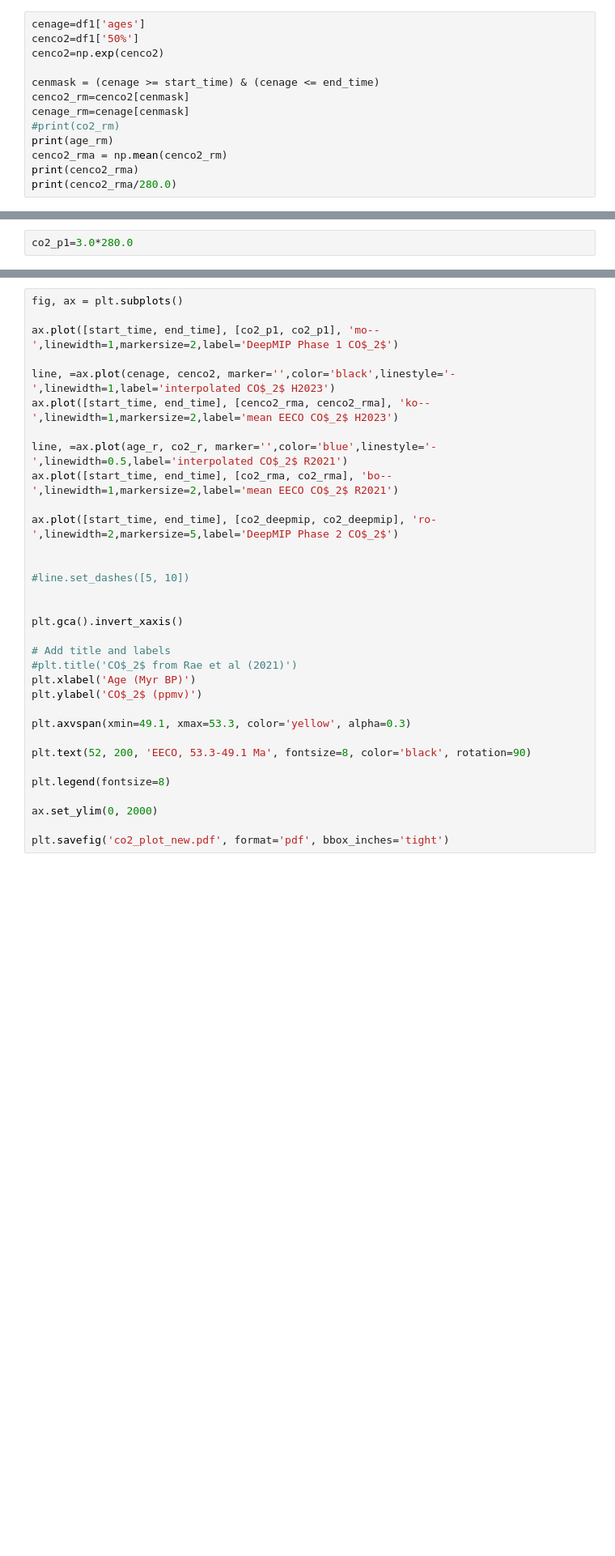
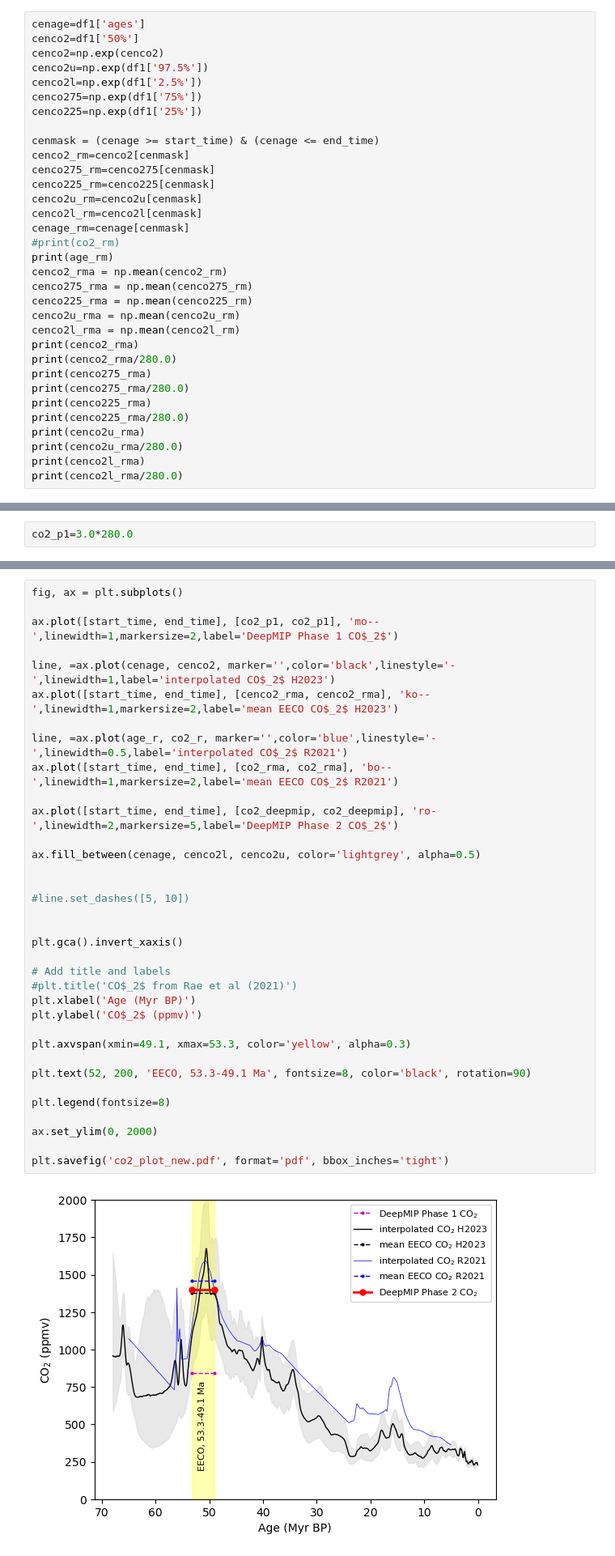
Before and after one commit to danlunt1976/DeepMIP-Eocene-p2, a Jupyter notebook: CO2_plots.ipynb, the cells around one changed output, grey strips where cells are left out. Shown at 81% size. Drawn from its saved outputs; the diff is of its cells as text; blank space fills up the shorter version.

Commit message:
Update CO2_plots.ipynb
Added error bars

```diff
--- a/CO2_plots.ipynb
+++ b/CO2_plots.ipynb
@@ -44,12 +67,32 @@ print(df1.head())
 cenage=df1['ages']
 cenco2=df1['50%']
 cenco2=np.exp(cenco2)
+cenco2u=np.exp(df1['97.5%'])
+cenco2l=np.exp(df1['2.5%'])
+cenco275=np.exp(df1['75%'])
+cenco225=np.exp(df1['25%'])
 
 cenmask = (cenage >= start_time) & (cenage <= end_time)
 cenco2_rm=cenco2[cenmask]
+cenco275_rm=cenco275[cenmask]
+cenco225_rm=cenco225[cenmask]
+cenco2u_rm=cenco2u[cenmask]
+cenco2l_rm=cenco2l[cenmask]
 cenage_rm=cenage[cenmask]
 #print(co2_rm)
 print(age_rm)
 cenco2_rma = np.mean(cenco2_rm)
+cenco275_rma = np.mean(cenco275_rm)
+cenco225_rma = np.mean(cenco225_rm)
+cenco2u_rma = np.mean(cenco2u_rm)
+cenco2l_rma = np.mean(cenco2l_rm)
 print(cenco2_rma)
 print(cenco2_rma/280.0)
+print(cenco275_rma)
+print(cenco275_rma/280.0)
+print(cenco225_rma)
+print(cenco225_rma/280.0)
+print(cenco2u_rma)
+print(cenco2u_rma/280.0)
+print(cenco2l_rma)
+print(cenco2l_rma/280.0)
@@ -93,30 +152,34 @@ fig, ax = plt.subplots()
 ax.plot([start_time, end_time], [co2_p1, co2_p1], 'mo--',linewidth=1,markersize=2,label='DeepMIP Phase 1 CO$_2$')
 
 line, =ax.plot(cenage, cenco2, marker='',color='black',linestyle='-',linewidth=1,label='interpolated CO$_2$ H2023')
 ax.plot([start_time, end_time], [cenco2_rma, cenco2_rma], 'ko--',linewidth=1,markersize=2,label='mean EECO CO$_2$ H2023')
 
 line, =ax.plot(age_r, co2_r, marker='',color='blue',linestyle='-',linewidth=0.5,label='interpolated CO$_2$ R2021')
 ax.plot([start_time, end_time], [co2_rma, co2_rma], 'bo--',linewidth=1,markersize=2,label='mean EECO CO$_2$ R2021')
 
 ax.plot([start_time, end_time], [co2_deepmip, co2_deepmip], 'ro-',linewidth=2,markersize=5,label='DeepMIP Phase 2 CO$_2$')
+
+ax.fill_between(cenage, cenco2l, cenco2u, color='lightgrey', alpha=0.5)
 
 
 #line.set_dashes([5, 10])
 
 
 plt.gca().invert_xaxis()
 
 # Add title and labels
 #plt.title('CO$_2$ from Rae et al (2021)')
 plt.xlabel('Age (Myr BP)')
 plt.ylabel('CO$_2$ (ppmv)')
 
 plt.axvspan(xmin=49.1, xmax=53.3, color='yellow', alpha=0.3)
 
 plt.text(52, 200, 'EECO, 53.3-49.1 Ma', fontsize=8, color='black', rotation=90)
 
 plt.legend(fontsize=8)
 
 ax.set_ylim(0, 2000)
 
 plt.savefig('co2_plot_new.pdf', format='pdf', bbox_inches='tight')
+# %% [output]
+[figure, added]
```
Also changed, not shown: parts of 5 cells of this notebook.
